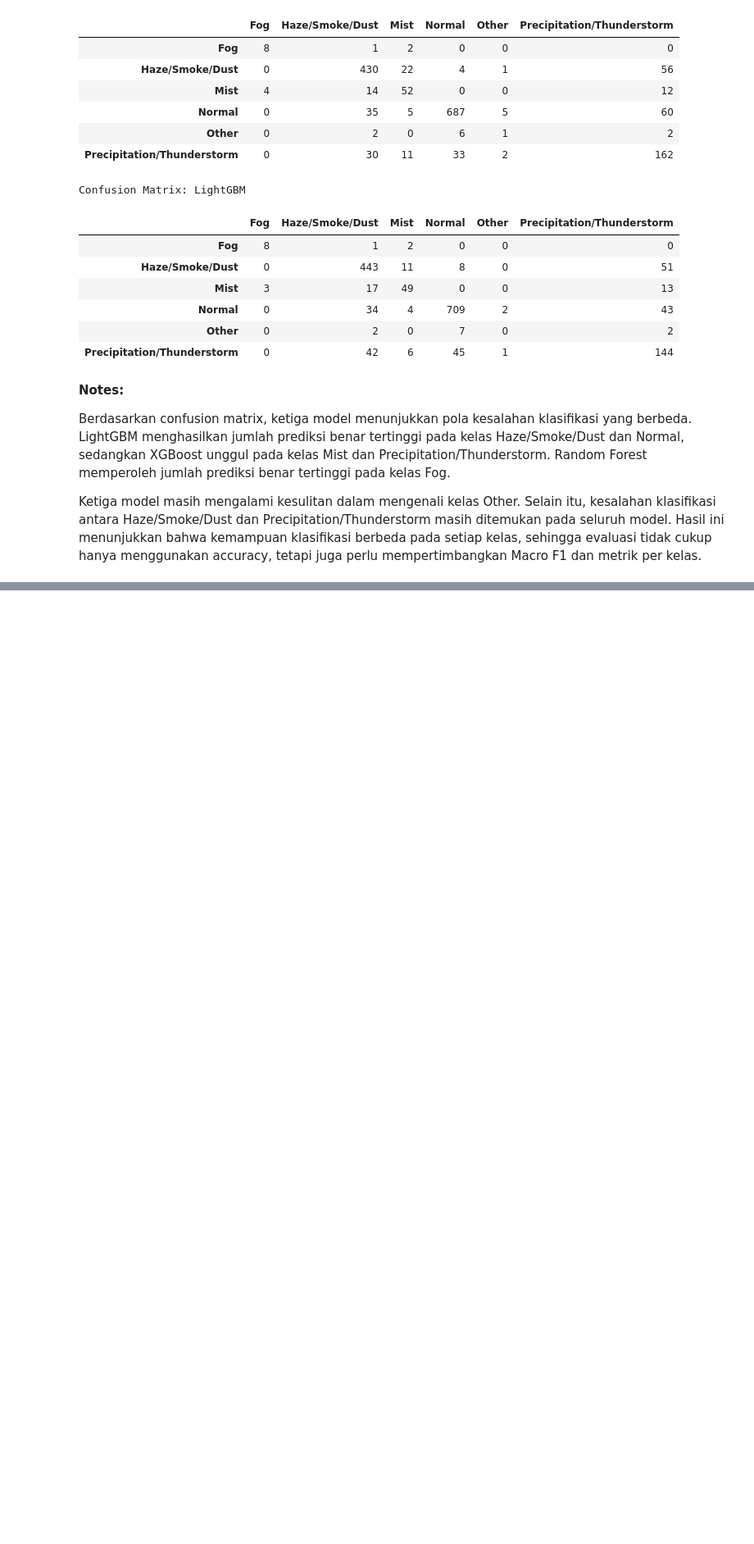
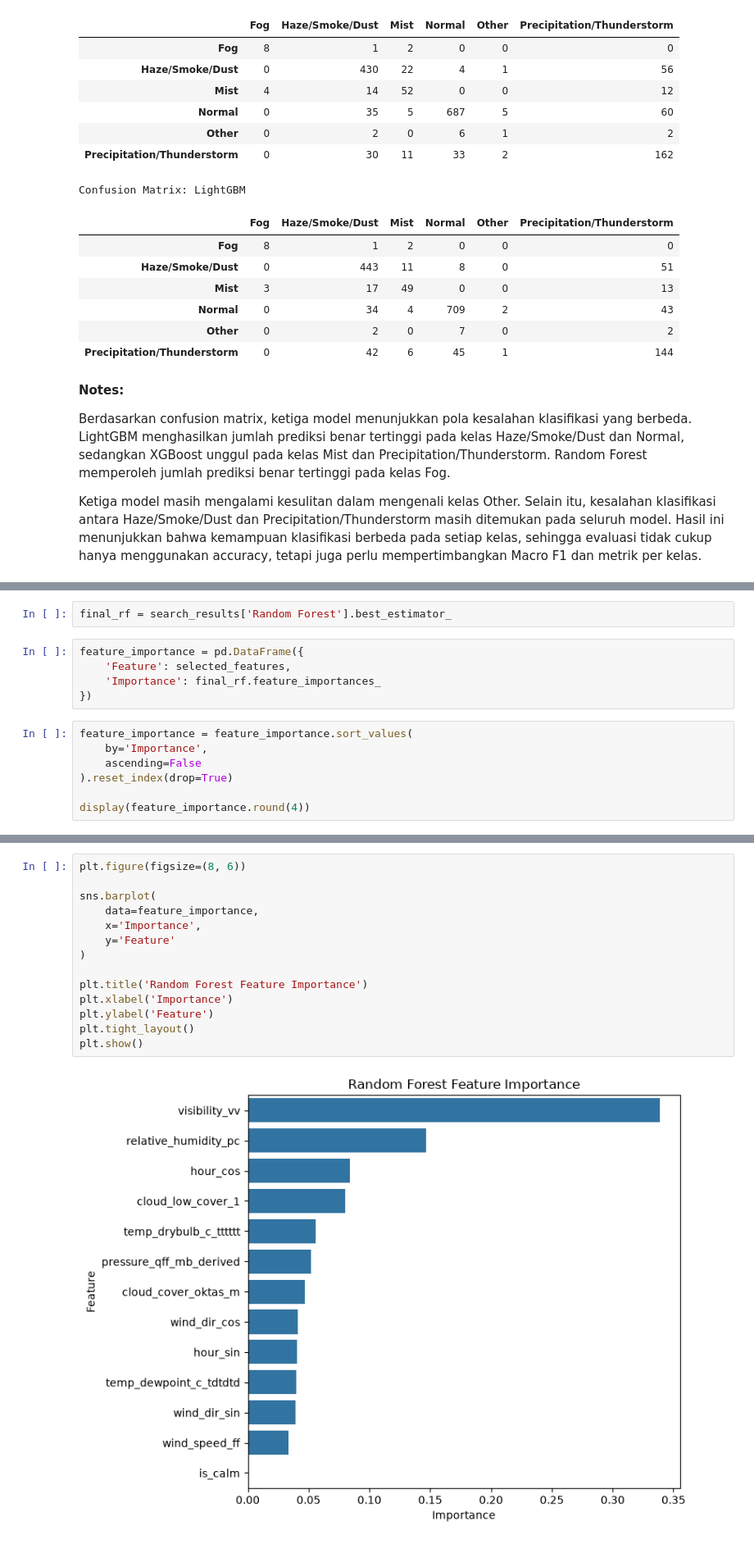
Before and after one commit to sirly82/bmkg-project, a Jupyter notebook: visibility_phenomenon_classification_2025.ipynb, the cells around one changed output, grey strips where cells are left out. Shown at 82% size. Cells and saved outputs as stored; diff of their text form; blank space fills up the shorter version.

```diff
--- a/visibility_phenomenon_classification_2025.ipynb
+++ b/visibility_phenomenon_classification_2025.ipynb
@@ -2768,0 +2780,14 @@ Ketiga model masih mengalami kesulitan dalam mengenali kelas Other. Selain itu,
+# %%
+final_rf = search_results['Random Forest'].best_estimator_
+# %%
+feature_importance = pd.DataFrame({
+    'Feature': selected_features,
+    'Importance': final_rf.feature_importances_
+})
+# %%
+feature_importance = feature_importance.sort_values(
+    by='Importance',
+    ascending=False
+).reset_index(drop=True)
+
+display(feature_importance.round(4))
@@ -2768,0 +2809,16 @@ Ketiga model masih mengalami kesulitan dalam mengenali kelas Other. Selain itu,
+# %%
+plt.figure(figsize=(8, 6))
+
+sns.barplot(
+    data=feature_importance,
+    x='Importance',
+    y='Feature'
+)
+
+plt.title('Random Forest Feature Importance')
+plt.xlabel('Importance')
+plt.ylabel('Feature')
+plt.tight_layout()
+plt.show()
+# %% [output]
+[figure, added]
```
Also changed, not shown: parts of 115 cells of this notebook.
